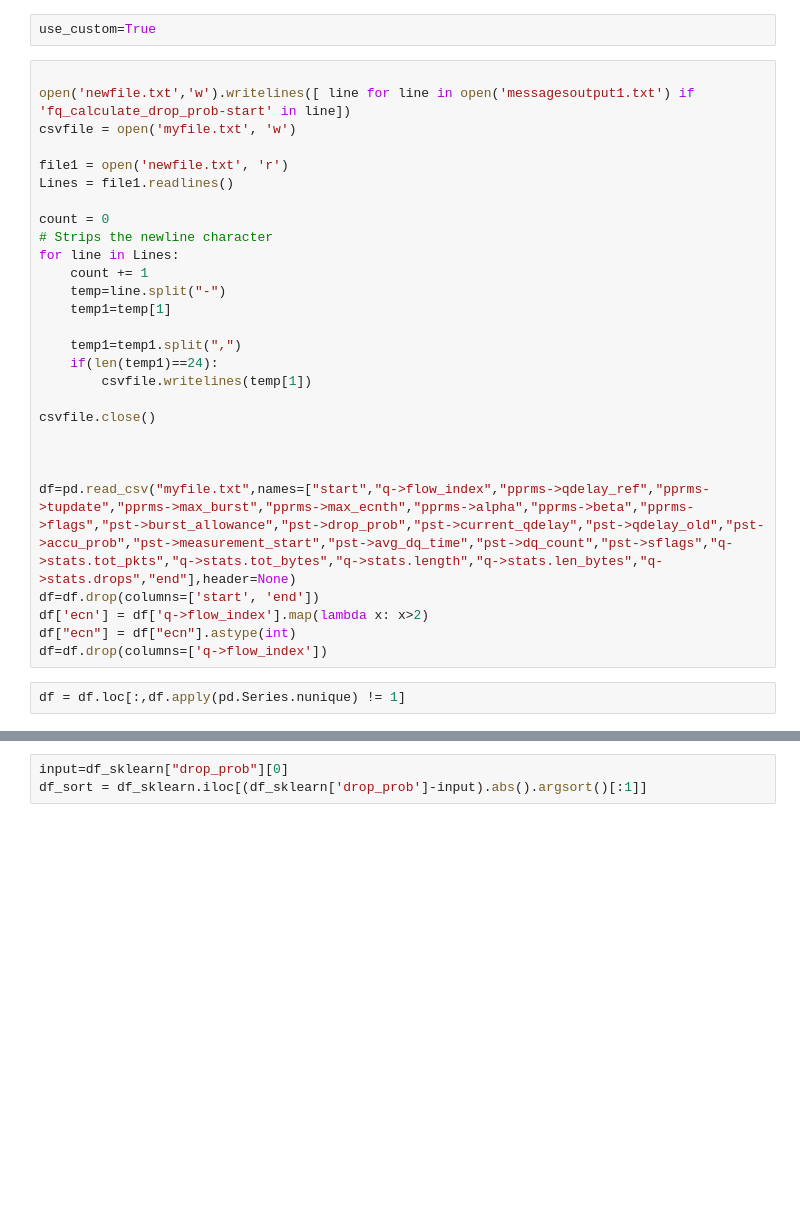
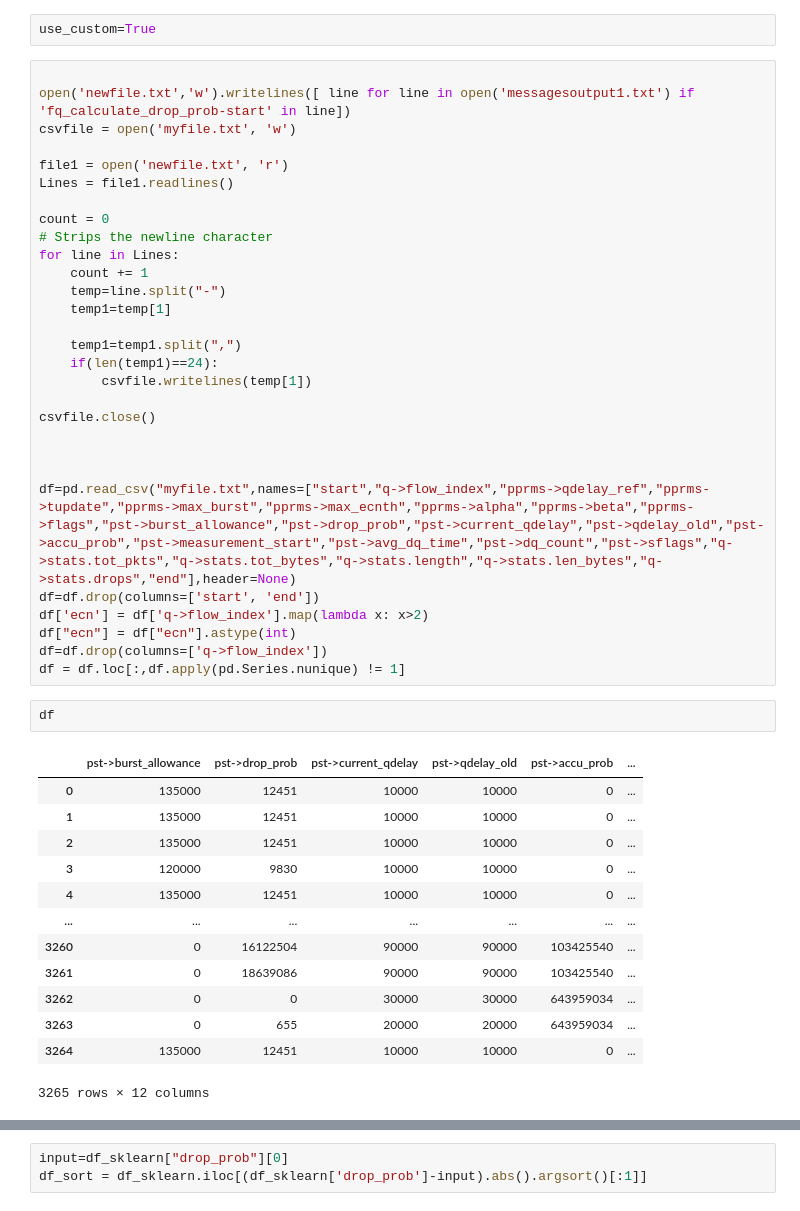
Before and after one commit to deolsatish/A3C-L4S, a Jupyter notebook: a3c_l4s.ipynb, the cells around one changed output, grey strips where cells are left out. Cells and saved outputs as stored; diff of their text form; blank space fills up the shorter version.

```diff
--- a/a3c_l4s.ipynb
+++ b/a3c_l4s.ipynb
@@ -40,8 +40,23 @@ df=df.drop(columns=['start', 'end'])
 df['ecn'] = df['q->flow_index'].map(lambda x: x>2)
 df["ecn"] = df["ecn"].astype(int)
 df=df.drop(columns=['q->flow_index'])
+df = df.loc[:,df.apply(pd.Series.nunique) != 1]
-# %%
-df = df.loc[:,df.apply(pd.Series.nunique) != 1]
+# %%
+df
+# %% [output]
+|  | pst->burst_allowance | pst->drop_prob | pst->current_qdelay | pst->qdelay_old | pst->accu_prob | ... |
+| 0 | 135000 | 12451 | 10000 | 10000 | 0 | ... |
+| 1 | 135000 | 12451 | 10000 | 10000 | 0 | ... |
+| 2 | 135000 | 12451 | 10000 | 10000 | 0 | ... |
+| 3 | 120000 | 9830 | 10000 | 10000 | 0 | ... |
+| 4 | 135000 | 12451 | 10000 | 10000 | 0 | ... |
+| ... | ... | ... | ... | ... | ... | ... |
+| 3260 | 0 | 16122504 | 90000 | 90000 | 103425540 | ... |
+| 3261 | 0 | 18639086 | 90000 | 90000 | 103425540 | ... |
+| 3262 | 0 | 0 | 30000 | 30000 | 643959034 | ... |
+| 3263 | 0 | 655 | 20000 | 20000 | 643959034 | ... |
+| 3264 | 135000 | 12451 | 10000 | 10000 | 0 | ... |
+3265 rows × 12 columns
 # %%
 from sklearn.preprocessing import MinMaxScaler
 import numpy as np
```
Also changed, not shown: parts of 10 cells of this notebook, 1 other file.
